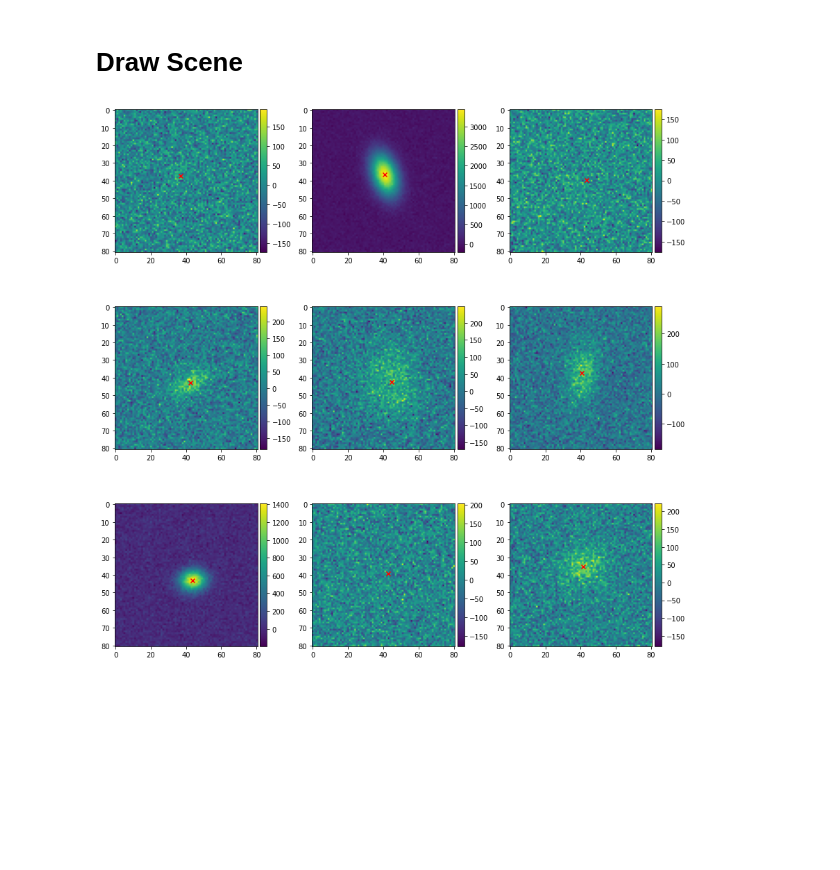
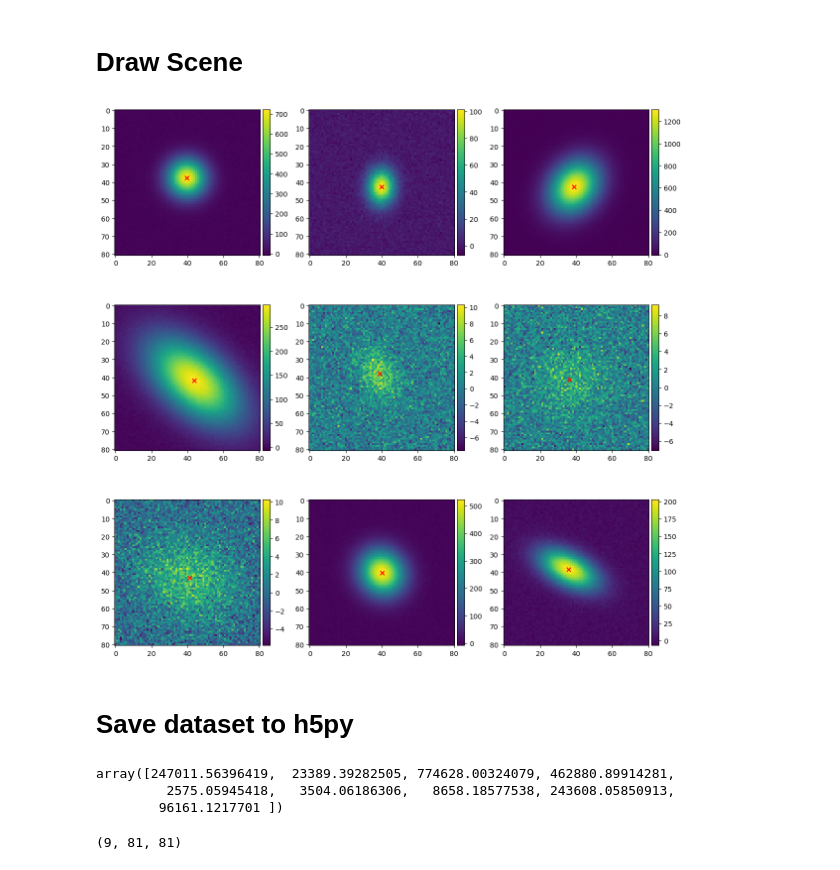
Before and after one commit to LSSTDESC/bayesian-pipelines-pixels, a Jupyter notebook: notebooks/demo.ipynb, the cells around one changed output. Saved outputs shown, nothing was run; the diff lists cells and outputs as text; code cells hidden in the pictures; blank space fills up the shorter version.

```diff
--- a/notebooks/demo.ipynb
+++ b/notebooks/demo.ipynb
@@ -27,19 +24,25 @@ psf = get_gaussian_psf(fwhm=0.7)
 # draw the scene
 pixel_scale = 0.2
 slen = 81
-cutouts = create_gaussian_cutouts(slen=slen, catalog=cat, psf=psf, pixel_scale=pixel_scale, g1=0.0, g2=0.0, sky_level=50, seed=0)
+g1 = 0.0
+g2 = 0.0
+sky_level = 2.0
+seed = 0
+cutouts = create_gaussian_cutouts(slen=slen, catalog=cat, psf=psf, pixel_scale=pixel_scale, g1=g1, g2=g2, sky_level=sky_level, seed=seed)
 # %%
 # let's look at some cutouts
 fig, axes = plt.subplots(nrows=3, ncols=3, figsize=(12, 12))
 for ii, ax in enumerate(axes.flatten()):
     im = ax.imshow(cutouts[ii], interpolation=None)
     # with centers
-    ax.scatter(cat[ii]['ra']/ pixel_scale  - 0.5 + slen/2, cat[ii]['dec'] / pixel_scale - 0.5 + slen/2, marker='x', color='r')
+    ax.scatter(cat['ra'][ii]/ pixel_scale  - 0.5 + slen/2, cat['dec'][ii] / pixel_scale - 0.5 + slen/2, marker='x', color='r')
 
     # colorbar
     divider = make_axes_locatable(ax)
     cax = divider.append_axes('right', size='5%', pad=0.05)
     fig.colorbar(im, cax=cax, orientation='vertical')
 plt.tight_layout()
 # %% [output]
-[figure, old version]
+[figure, new version]
+# %% [markdown]
+# Save dataset to h5py
@@ -45,0 +59,10 @@ plt.tight_layout()
+# %%
+data['catalog']['flux']
+# %% [output]
+array([247011.56396419,  23389.39282505, 774628.00324079, 462880.89914281,
+         2575.05945418,   3504.06186306,   8658.18577538, 243608.05850913,
+        96161.1217701 ])
+# %%
+data['image'].shape
+# %% [output]
+(9, 81, 81)
```
Also changed, not shown: parts of 5 cells of this notebook, 7 other files.
